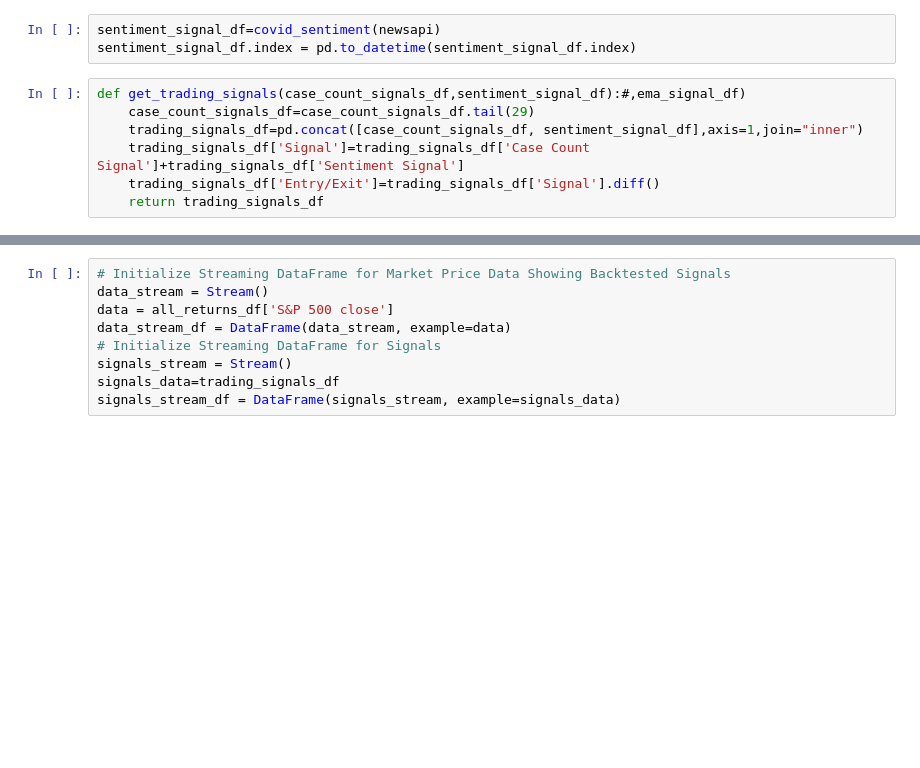
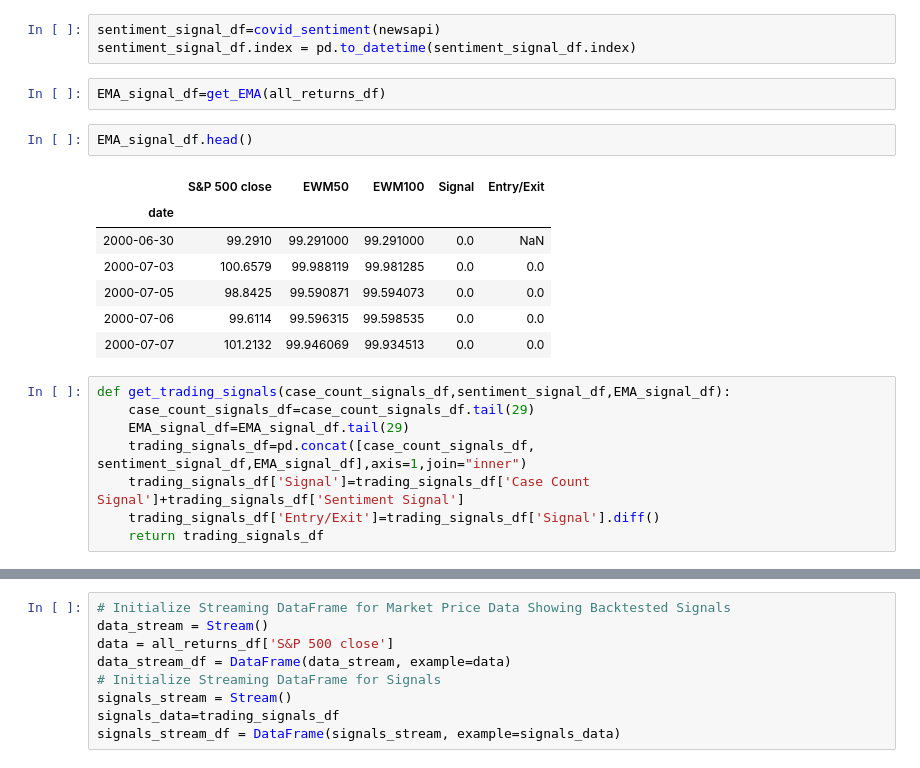
Before and after one commit to awanzek/FinTech_Project2, a Jupyter notebook: dashboard.ipynb, the cells around one changed output, grey strips where cells are left out. Drawn from its saved outputs; the diff is of its cells as text; blank space fills up the shorter version.

```diff
--- a/dashboard.ipynb
+++ b/dashboard.ipynb
@@ -190,10 +239,23 @@ case_count_signals_df=covid_case_count(case_count_df)
 # %%
 sentiment_signal_df=covid_sentiment(newsapi)
 sentiment_signal_df.index = pd.to_datetime(sentiment_signal_df.index)
+# %%
+EMA_signal_df=get_EMA(all_returns_df)
+# %%
+EMA_signal_df.head()
+# %% [output]
+|  | S&P 500 close | EWM50 | EWM100 | Signal | Entry/Exit |
+| date |  |  |  |  |  |
+| 2000-06-30 | 99.2910 | 99.291000 | 99.291000 | 0.0 | NaN |
+| 2000-07-03 | 100.6579 | 99.988119 | 99.981285 | 0.0 | 0.0 |
+| 2000-07-05 | 98.8425 | 99.590871 | 99.594073 | 0.0 | 0.0 |
+| 2000-07-06 | 99.6114 | 99.596315 | 99.598535 | 0.0 | 0.0 |
+| 2000-07-07 | 101.2132 | 99.946069 | 99.934513 | 0.0 | 0.0 |
 # %%
-def get_trading_signals(case_count_signals_df,sentiment_signal_df):#,ema_signal_df)
+def get_trading_signals(case_count_signals_df,sentiment_signal_df,EMA_signal_df):
     case_count_signals_df=case_count_signals_df.tail(29)
-    trading_signals_df=pd.concat([case_count_signals_df, sentiment_signal_df],axis=1,join="inner")
+    EMA_signal_df=EMA_signal_df.tail(29)
+    trading_signals_df=pd.concat([case_count_signals_df, sentiment_signal_df,EMA_signal_df],axis=1,join="inner")
     trading_signals_df['Signal']=trading_signals_df['Case Count Signal']+trading_signals_df['Sentiment Signal']
     trading_signals_df['Entry/Exit']=trading_signals_df['Signal'].diff()
     return trading_signals_df
```
Also changed, not shown: parts of 4 cells of this notebook.
